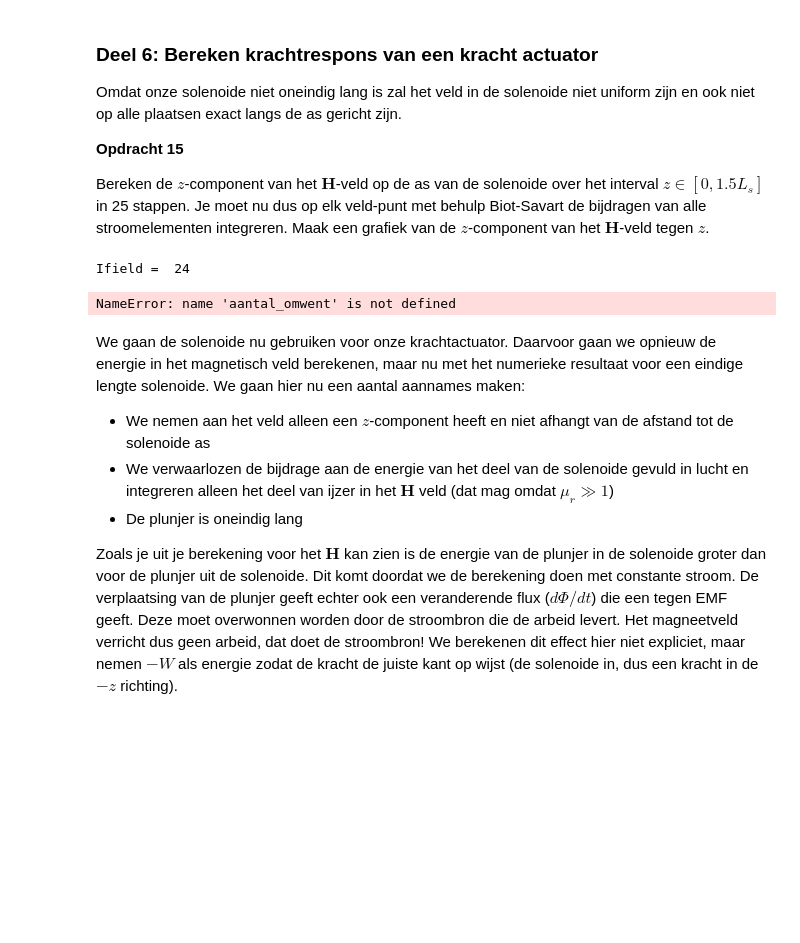
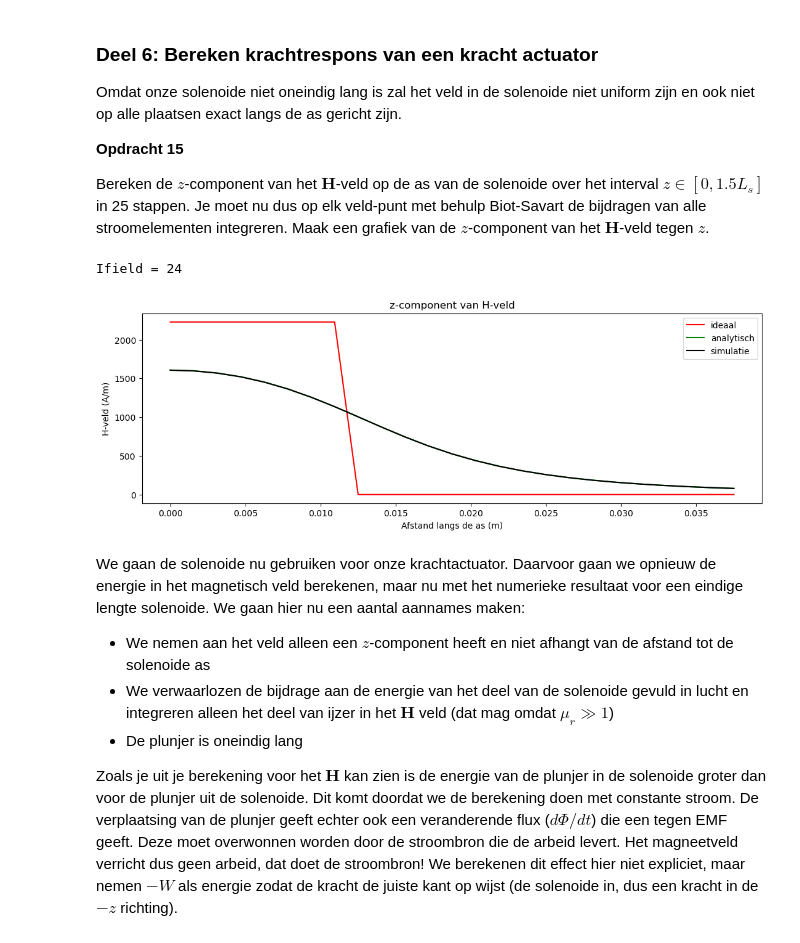
Before and after one commit to emmajuledrent/opdrachten-DEF-D, a Jupyter notebook: DigitaleOntwerpopdrachten/2KrachtactuatorOpdracht/KrachtactuatorOpdracht.ipynb, the cells around one changed output. Cells and saved outputs as stored; diff of their text form; code cells hidden in the pictures; blank space fills up the shorter version.

```diff
--- a/DigitaleOntwerpopdrachten/2KrachtactuatorOpdracht/KrachtactuatorOpdracht.ipynb
+++ b/DigitaleOntwerpopdrachten/2KrachtactuatorOpdracht/KrachtactuatorOpdracht.ipynb
@@ -621,41 +621,51 @@ Omdat onze solenoide niet oneindig lang is zal het veld in de solenoide niet uni
 **Opdracht 15**
 
 Bereken de $z$-component van het $\mathbf{H}$-veld op de as van de solenoide over het interval $z \in [0, 1.5L_s]$ in 25 stappen. Je moet nu dus op elk veld-punt met behulp Biot-Savart de bijdragen van alle stroomelementen integreren. Maak een grafiek van de $z$-component van het $\mathbf{H}$-veld tegen $z$.
-# %%
-n_ax=25
-z_ax=np.linspace(0, 1.5*L_sol/2, n_ax)
-H_ax=np.zeros((n_ax,1))
-
-for i_field in range(n_ax):
-    print(f"\rIfield =  {i_field}", end="") # Print welk element van het veld nu berekend wordt.
-    # Bepaal de field coordinate
-    Hsimulated=np.array([0,0,0], dtype='float64')
-    for i_source in np.arange(1, N):
-        # Bepaal dl en r_source en gebruik
-        Hsimulated += field_current_element(r_field, r_source, dl)
-        #print(f"Ifield =  {i_field}", end="")
-        # haal de '#' voor de print hierboven weg als je er aan gaat werken, deze heb ik er gezet
-        # omdat hij anders een gigantische lijst geeft op github preview
-
-    # selecting the z-component
-    H_ax[i_field,0]=Hsimulated[2]
-
-H_veld_ideaal=analytical_answer*np.ones(n_ax)*(1.0*(z_ax < L_sol/2))
-
-# dit is nog een aardige analytische uitdrukking die je kan uitrekenen voor de z-component op de as van een solenoide met eindige lengte
-H_veld_analytisch=(aantal_omwent*I/L_sol/2)*((L_sol/2-z_ax)/np.sqrt((z_ax- L_sol/2)**2 + r_sol**2)+(L_sol/2+z_ax)/np.sqrt((z_ax+ L_sol/2)**2 + r_sol**2))
-
-plt.figure(figsize=[13,4])
-plt.subplot(131)
-plt.title('z-component van B-veld')
-plt.plot(z_ax, H_veld_ideaal, '-r', label='ideaal')
-plt.plot(z_ax, H_veld_analytisch, '-g', label='analytisch')
-plt.plot(z_ax, H_ax, '-k', label='simulatie')
-plt.xlabel('Afstand langs de as van de solenoide (m)')
-plt.ylabel('B-veld (Tesla)')
-# %% [output]
-Ifield =  24
-NameError: name 'aantal_omwent' is not defined
+# %%
+n_ax = 25
+z_ax = np.linspace(0, 1.5*L_sol, n_ax)
+H_ax = np.zeros(n_ax)
+
+for i_field in range(n_ax):
+    print(f"\rIfield = {i_field}", end="")
+
+    r_field = np.array([0, 0, z_ax[i_field]])
+    Hsimulated = np.array([0.0, 0.0, 0.0])
+
+    for i_source in range(N-1):
+        r_source = np.array([x[i_source], y[i_source], z[i_source]])
+
+        dl = np.array([
+            x[i_source+1] - x[i_source],
+            y[i_source+1] - y[i_source],
+            z[i_source+1] - z[i_source]
+        ])
+
+        Hsimulated += field_current_element(r_field, r_source, dl)
+
+    H_ax[i_field] = Hsimulated[2]
+
+# Ideaal veld
+H_veld_ideaal = H_analytisch* (np.abs(z_ax) <= L_sol/2)
+
+# Analytisch eindige solenoïde
+H_veld_analytisch = (spoed*I/2)*(
+    (L_sol/2 - z_ax)/np.sqrt((z_ax - L_sol/2)**2 + r_sol**2) +
+    (L_sol/2 + z_ax)/np.sqrt((z_ax + L_sol/2)**2 + r_sol**2)
+)
+
+plt.figure(figsize=[13,4])
+plt.title('z-component van H-veld')
+plt.plot(z_ax, H_veld_ideaal, '-r', label='ideaal')
+plt.plot(z_ax, H_veld_analytisch, '-g', label='analytisch')
+plt.plot(z_ax, H_ax, '-k', label='simulatie')
+plt.legend()
+plt.xlabel('Afstand langs de as (m)')
+plt.ylabel('H-veld (A/m)')
+plt.show()
+# %% [output]
+Ifield = 24
+[figure, added]
 # %% [markdown]
 We gaan de solenoide nu gebruiken voor onze krachtactuator. Daarvoor gaan we opnieuw de energie in het magnetisch veld berekenen, maar nu met het numerieke resultaat voor een eindige lengte solenoide. We gaan hier nu een aantal aannames maken:
 * We nemen aan het veld alleen een $z$-component heeft en niet afhangt van de afstand tot de solenoide as
```
Also changed, not shown: parts of 5 cells of this notebook.
